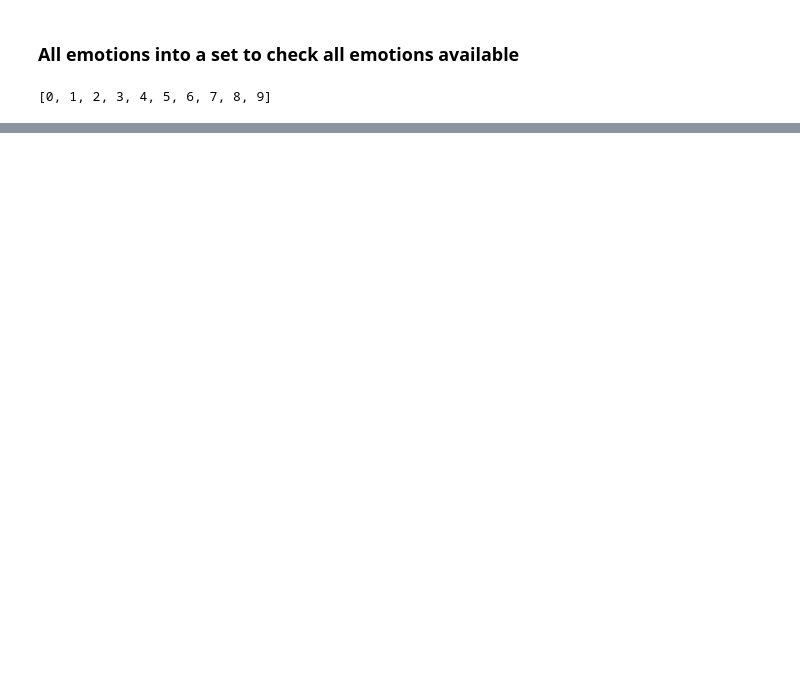
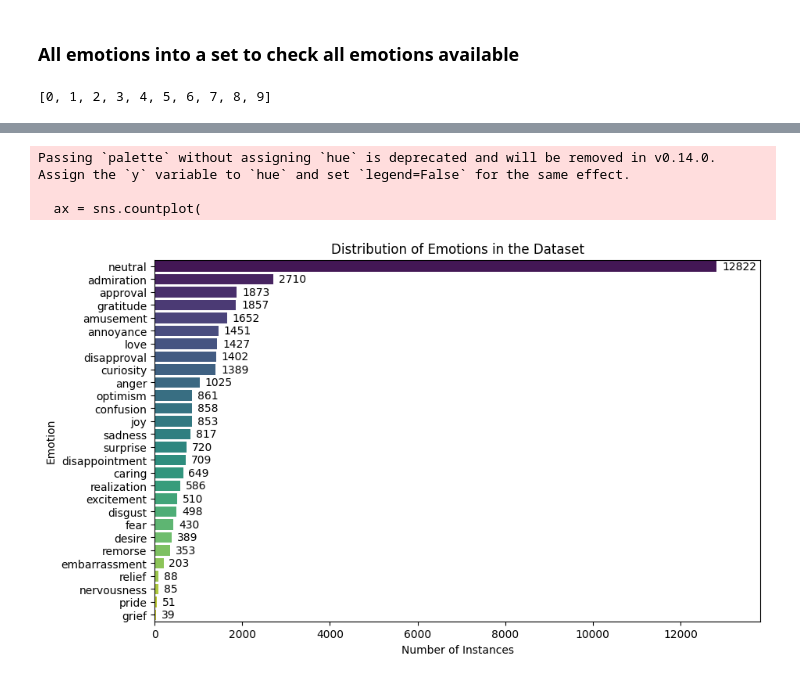
Before and after one commit to rgap/NMA-GoEmotions-Project, a Jupyter notebook: notebooks/1_initial_data_analysis.ipynb, the cells around one changed output, grey strips where cells are left out. Saved outputs shown, nothing was run; the diff lists cells and outputs as text; code cells hidden in the pictures; blank space fills up the shorter version.

```diff
--- a/notebooks/1_initial_data_analysis.ipynb
+++ b/notebooks/1_initial_data_analysis.ipynb
@@ -179,0 +224,40 @@ emotions_dict = {
+# %%
+# Add a column to clean_train_df that maps the emotions to their corresponding string values
+clean_train_df.loc[:, 'emotion_str'] = clean_train_df['emotion'].apply(lambda x: emotions_dict[int(x)])
+# %%
+# This will plot the distribution of emotions in the dataset and use emotions_dict
+# the emotions should be ordered by the number of instances in the dataset
+
+# emotion value counts
+emotion_value_counts = clean_train_df['emotion_str'].value_counts()
+
+plt.figure(figsize=(10, 6))
+ax = sns.countplot(
+    y='emotion_str',
+    data=clean_train_df,
+    order=emotion_value_counts.index,
+    palette='viridis'
+)
+
+# Add the number of instances at the end of each bar
+for p in ax.patches:
+    ax.annotate(
+        f'{p.get_width():.0f}',
+        (p.get_width(), p.get_y() + p.get_height() / 2),
+        ha='left', va='center',
+        xytext=(5, 0),  # Use more offset to ensure the text does not overlap with the bars
+        textcoords='offset points'
+    )
+
+plt.xlim(0, 13822)
+
+# Set plot title and labels
+plt.title('Distribution of Emotions in the Dataset')
+plt.xlabel('Number of Instances')
+plt.ylabel('Emotion')
+plt.show()
+# %% [output]
+Passing `palette` without assigning `hue` is deprecated and will be removed in v0.14.0. Assign the `y` variable to `hue` and set `legend=False` for the same effect.
+
+  ax = sns.countplot(
+[figure, added]
```
Also changed, not shown: parts of 11 cells of this notebook, 5 other files.
